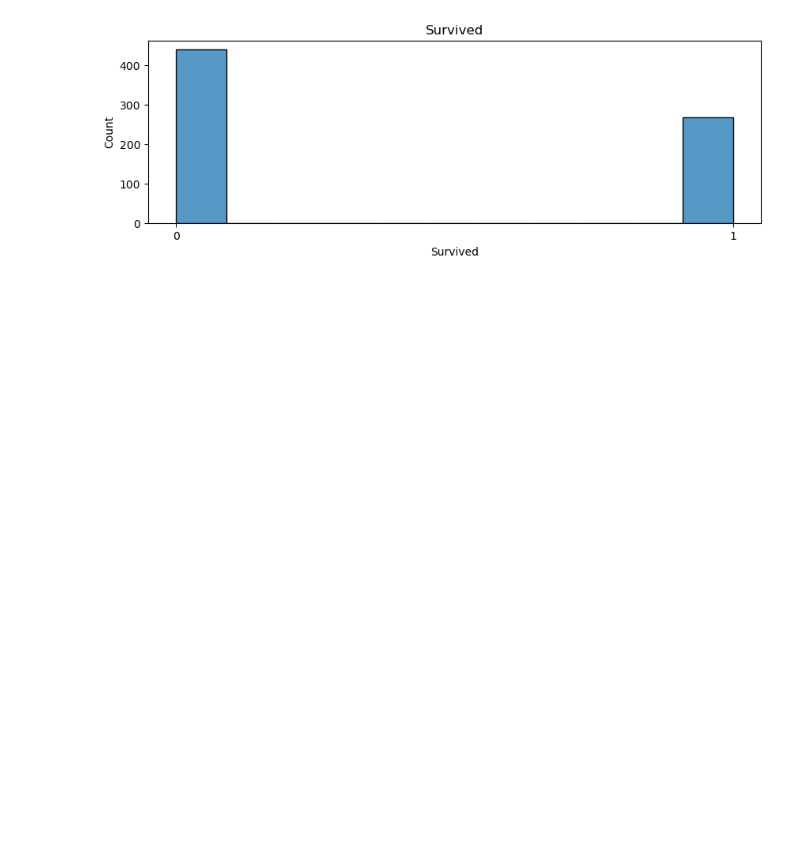
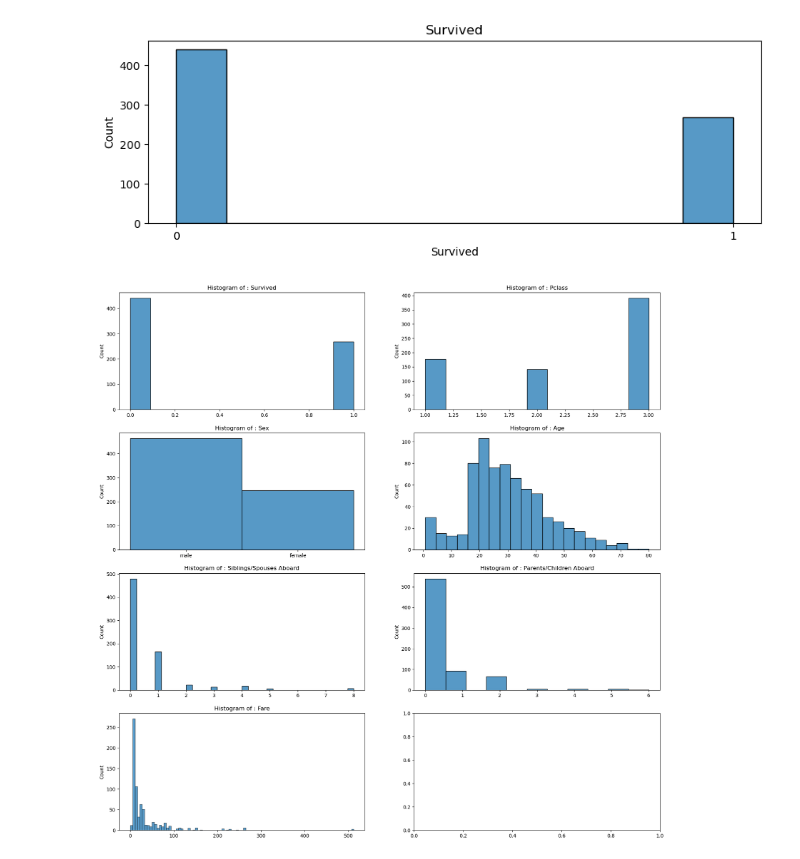
Before and after one commit to astronaut505/IcebergDodgers, a Jupyter notebook: titanic.ipynb, the cells around one changed output. Cells and saved outputs as stored; diff of their text form; code cells hidden in the pictures; blank space fills up the shorter version.

```diff
--- a/titanic.ipynb
+++ b/titanic.ipynb
@@ -95,3 +103,10 @@ plt.xticks([0, 1], ['0', '1'])
 plt.show()
 # %% [output]
 [figure]
+# %%
+fig, axes = plt.subplots(ncols=2, nrows=4, figsize=(20, 20))
+for i, ax in zip(df_train.columns, axes.flat):
+    sns.histplot(x=df_train[i], ax=ax).set(title=f"Histogram of : {i}", xlabel="")
+plt.show()
+# %% [output]
+[figure, added]
```
Also changed, not shown: parts of 10 cells of this notebook.
